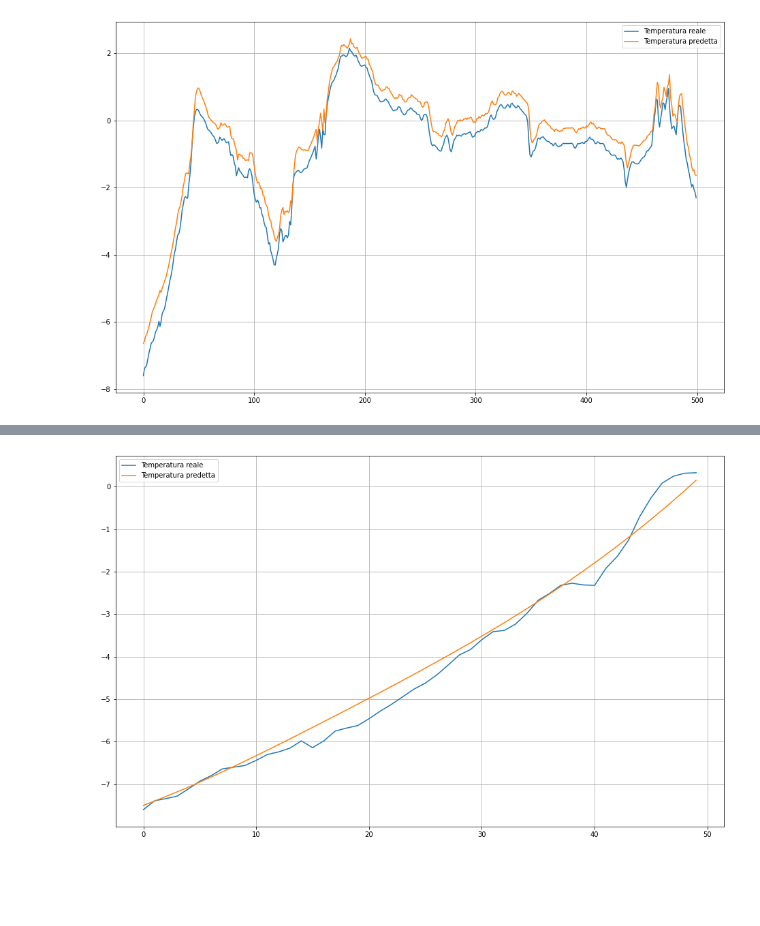
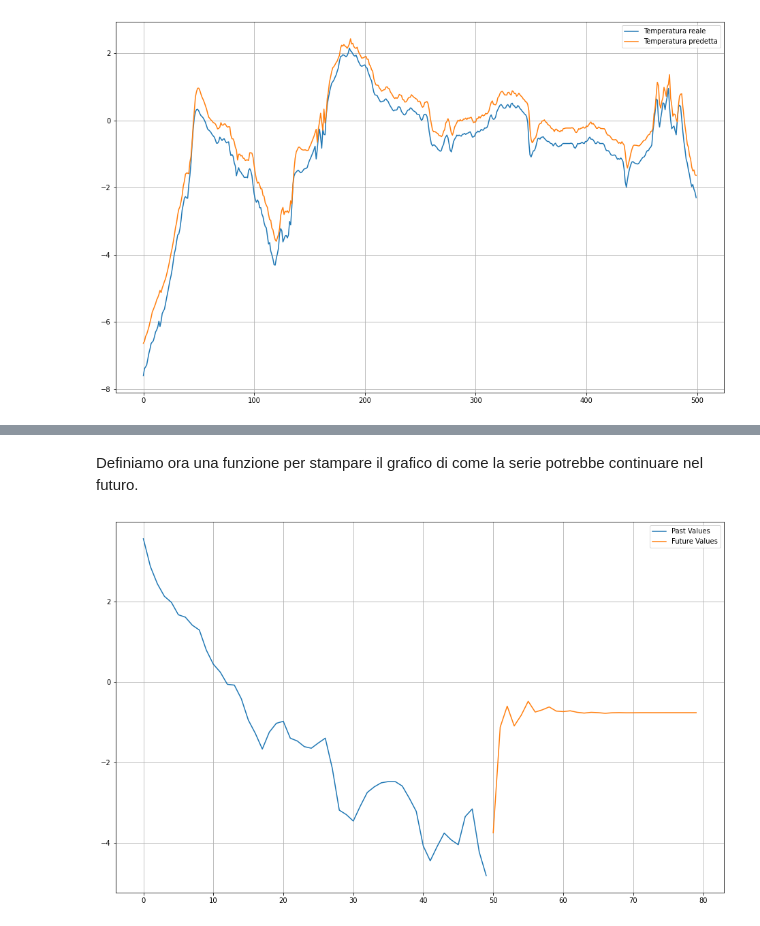
Before and after one commit to ProfAI/tf00, a Jupyter notebook: 11 - Serie Storiche/weather_prediction.ipynb, the cells around one changed output, grey strips where cells are left out. Cells and saved outputs as stored; diff of their text form; code cells hidden in the pictures; blank space fills up the shorter version.

```diff
--- a/11 - Serie Storiche/weather_prediction.ipynb
+++ b/11 - Serie Storiche/weather_prediction.ipynb
@@ -52,5 +65,5 @@ temp_data = df["T (degC)"].values
 # %%
-def get_xy(data, window_state, target_future=1):
+def make_sequence_data(data, window_state, target_future=1):
 
     X = []
     y = []
@@ -62,7 +75,7 @@ def get_xy(data, window_state, target_future=1):
     return np.array(X), np.array(y)
 
 
-X, y = get_xy(temp_data, WINDOW_SIZE)
+X, y = make_sequence_data(temp_data, WINDOW_SIZE)
 print(X.shape)
 print(y.shape)
 # %% [output]
@@ -173,0 +226,18 @@ plot_series_prediction(y_test[:500], y_pred[:500])
+# %%
+X, y = get_xy(temp_data, 20)
+X_train, X_test, y_train, y_test = train_test_split_series(X, y)
+
+model = Sequential()
+
+model.add(Bidirectional(LSTM(32, return_sequences=True, input_shape=[WINDOW_SIZE,1], )))
+model.add(Dropout(0.5))
+model.add(Bidirectional(LSTM(32)))
+#model.add(GlobalMaxPooling1D())
+model.add(Dense(64, activation='relu'))
+model.add(Dropout(0.5))
+model.add(Dense(1))
+
+model.compile(optimizer='adam', loss='mae')
+model.fit(X_train, y_train, epochs=20)
+
+model.evaluate(X_test, y_test)
@@ -187,7 +269,23 @@ def forecasting(model, x_start, times):
   return np.array(forecast)
 
 
-forecast = forecasting(model, X_test[1,:,:], 50)
-plot_series_prediction(y_test[:50], forecast)
+forecast = forecasting(model, X_test[-1,:,:], 30)
-# %% [output]
-[figure, removed]
+# %% [markdown]
+Definiamo ora una funzione per stampare il grafico di come la serie potrebbe continuare nel futuro.
+# %%
+def plot_forecast(y_past, y_forecast, figsize=(16, 10)):
+
+  plt.figure(figsize=figsize)
+  plt.grid()
+
+  past_count = y_past.shape[0]
+  forecast_count = y_forecast.shape[0]
+
+  plt.plot(np.arange(past_count), y_past, label="Past Values")
+  plt.plot(np.arange(past_count, past_count+forecast_count), forecast, label="Future Values")
+  plt.legend()
+
+
+plot_forecast(y_test[-50:], forecast)
+# %% [output]
+[figure, added]
```
Also changed, not shown: parts of 30 cells of this notebook.
